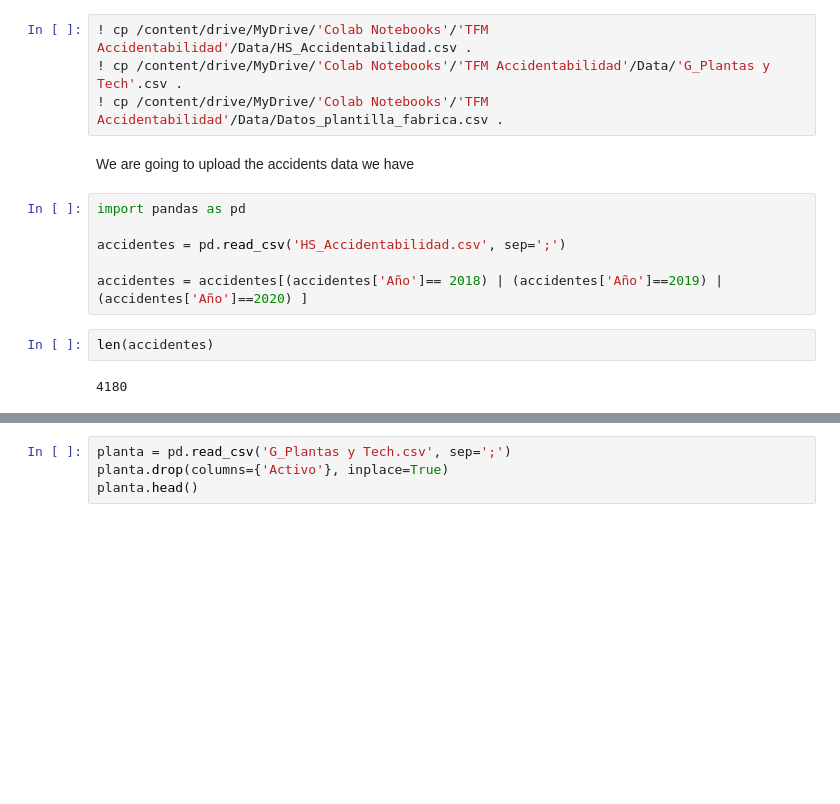
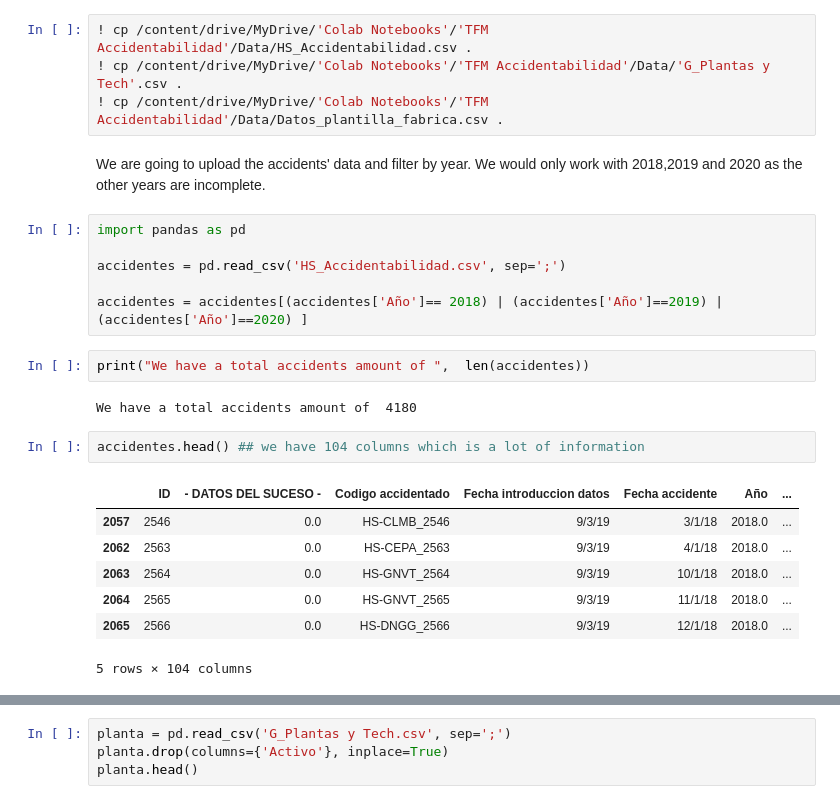
Before and after one commit to sarasabino/Accident_Rate_Project, a Jupyter notebook: Src/Notebooks/00_Data_generation.ipynb, the cells around one changed output, grey strips where cells are left out. Saved outputs shown, nothing was run; the diff lists cells and outputs as text; blank space fills up the shorter version.

```diff
--- a/Src/Notebooks/00_Data_generation.ipynb
+++ b/Src/Notebooks/00_Data_generation.ipynb
@@ -14,15 +10,25 @@ We are going to assume this is the static company's staff.
 ! cp /content/drive/MyDrive/'Colab Notebooks'/'TFM Accidentabilidad'/Data/HS_Accidentabilidad.csv .
 ! cp /content/drive/MyDrive/'Colab Notebooks'/'TFM Accidentabilidad'/Data/'G_Plantas y Tech'.csv .
 ! cp /content/drive/MyDrive/'Colab Notebooks'/'TFM Accidentabilidad'/Data/Datos_plantilla_fabrica.csv .
-# %% [markdown]
-We are going to upload the accidents data we have
+# %% [markdown]
+We are going to upload the accidents' data and filter by year. We would only work with 2018,2019 and 2020 as the other years are incomplete.
 # %%
 import pandas as pd
 
 accidentes = pd.read_csv('HS_Accidentabilidad.csv', sep=';')
 
 accidentes = accidentes[(accidentes['Año']== 2018) | (accidentes['Año']==2019) | (accidentes['Año']==2020) ]
-# %%
-len(accidentes)
-# %% [output]
-4180
+# %%
+print("We have a total accidents amount of ",  len(accidentes))
+# %% [output]
+We have a total accidents amount of  4180
+# %%
+accidentes.head() ## we have 104 columns which is a lot of information
+# %% [output]
+|  | ID | - DATOS DEL SUCESO - | Codigo accidentado | Fecha introduccion datos | Fecha accidente | Año | ... |
+| 2057 | 2546 | 0.0 | HS-CLMB_2546 | 9/3/19 | 3/1/18 | 2018.0 | ... |
+| 2062 | 2563 | 0.0 | HS-CEPA_2563 | 9/3/19 | 4/1/18 | 2018.0 | ... |
+| 2063 | 2564 | 0.0 | HS-GNVT_2564 | 9/3/19 | 10/1/18 | 2018.0 | ... |
+| 2064 | 2565 | 0.0 | HS-GNVT_2565 | 9/3/19 | 11/1/18 | 2018.0 | ... |
+| 2065 | 2566 | 0.0 | HS-DNGG_2566 | 9/3/19 | 12/1/18 | 2018.0 | ... |
+5 rows × 104 columns
```
Also changed, not shown: parts of 30 cells of this notebook.
